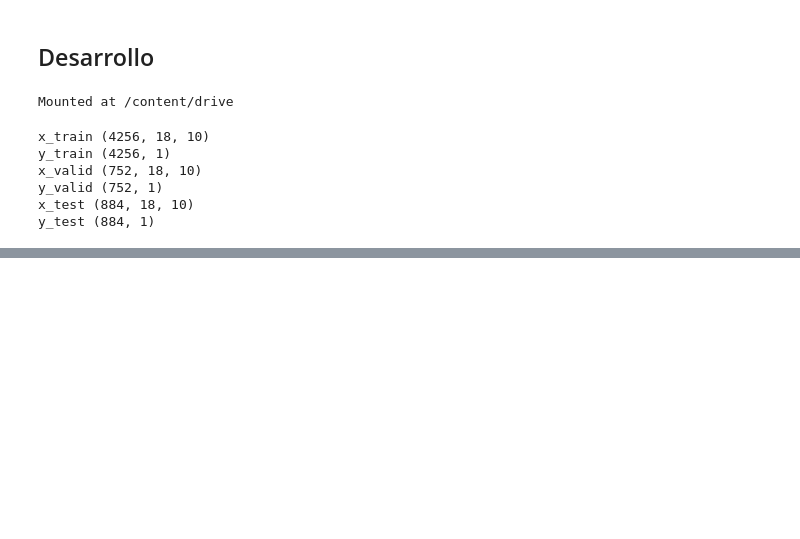
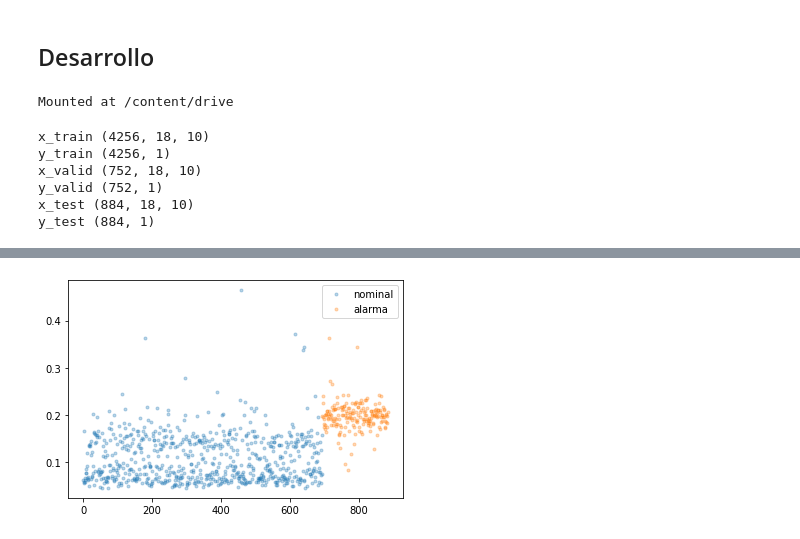
Before and after one commit to MartinVIllesca/ME7260-Aprendizaje-Profundo-en-Diagnostico-y-Pronostico-de-Fallas, a Jupyter notebook: t4/tarea_04.ipynb, the cells around one changed output, grey strips where cells are left out. Cells and saved outputs as stored; diff of their text form; code cells hidden in the pictures; blank space fills up the shorter version.

```diff
--- a/t4/tarea_04.ipynb
+++ b/t4/tarea_04.ipynb
@@ -174,0 +138,24 @@ explorar distribuciones de datos de entrenamiento y test
+# %%
+def train(model, X_train, X_val, epochs):
+
+    print('inicializacion de parametros')
+    opt = Adam( learning_rate=1e-3 )
+
+    callback = keras.callbacks.EarlyStopping(monitor='loss', patience=5)
+
+    model.compile(loss='mse', optimizer=opt, metrics=['mae'])
+
+    # print sample distribution
+    print( 'train split: {:d} samples'.format(X_train.shape[0]) )
+    print( '\nvalidation split: {:d} samples'.format(X_val.shape[0]) )
+
+    print('realizar rutina de entrenamiento')
+    model_history = model.fit(X_train, X_train,
+                              batch_size=128, epochs=epochs,
+                              validation_data=(X_val, X_val),
+                              callbacks=[callback])
+
+    # plot gráfico de función de pérdida
+    plot_loss_function(model_history, figsize=(10,4))
+
+    return model, model_history
@@ -174,0 +254,17 @@ explorar distribuciones de datos de entrenamiento y test
+# %%
+x_pred = model.predict(X_test_)
+x_true = X_test_
+
+rmse = np.sqrt( np.mean( np.power( x_pred - x_true, 2 ), axis=1 ) )
+nominal = np.where(Y_test == 1)[0]
+ejex = np.linspace(0, X_test.shape[0], num=X_test.shape[0], dtype=int)
+
+plt.plot(ejex[:nominal.shape[0]], rmse[nominal], ls='', marker='.', alpha=0.3, label='nominal')
+
+alarma = np.where(Y_test == 0)[0]
+plt.plot(ejex[-alarma.shape[0]:], rmse[alarma], ls='', marker='.', alpha=0.3, label='alarma')
+
+plt.legend()
+plt.show()
+# %% [output]
+[figure, added]
```
Also changed, not shown: parts of 12 cells of this notebook.
